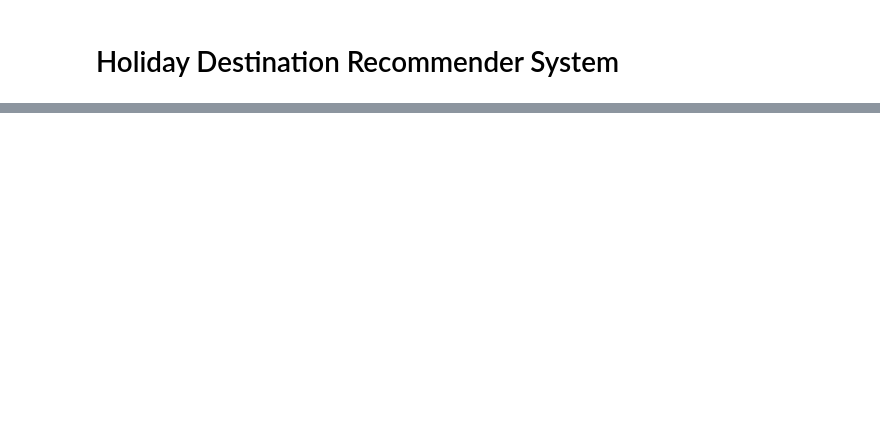
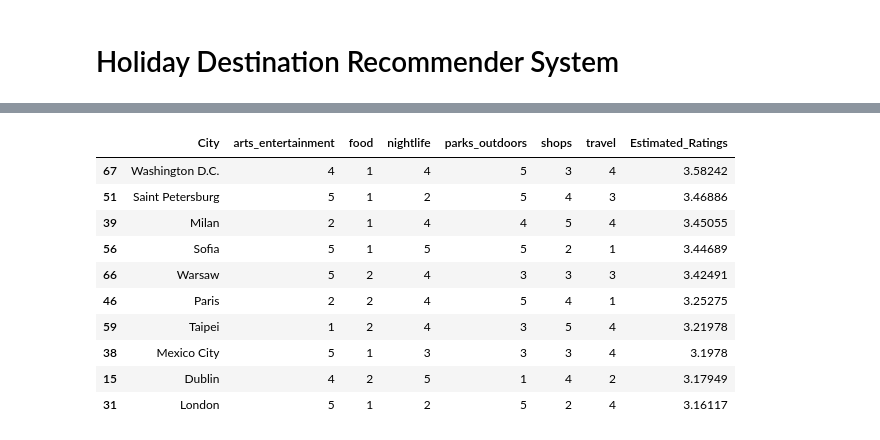
Before and after one commit to ArnaudCave/Coursera_Capstone, a Jupyter notebook: Holiday Recommender System.ipynb, the cells around one changed output, grey strips where cells are left out. Saved outputs shown, nothing was run; the diff lists cells and outputs as text; code cells hidden in the pictures; blank space fills up the shorter version.

```diff
--- a/Holiday Recommender System.ipynb
+++ b/Holiday Recommender System.ipynb
@@ -8,0 +311,5 @@ I would first need to determine a list of travel destinations. Entering "top 100
+# %%
+#We're going to start by learning the input's preferences, so let's get the subset of cities that the input has visited
+CitiesWithVenues_df = City_grouped_standard
+userCities = CitiesWithVenues_df[CitiesWithVenues_df['City'].isin(inputCities['City'].tolist())]
+userCities
@@ -8,0 +323,7 @@ I would first need to determine a list of travel destinations. Entering "top 100
+# %%
+#We'll only need the actual venue table, so let's clean this up a bit by resetting the index and dropping the city colu;m
+
+userCities = userCities.reset_index(drop=True) #Resetting the index to avoid future issues
+
+userVenuesTable = userCities.drop('City', 1) #Dropping unnecessary issues due to save memory and to avoid issues
+userVenuesTable
@@ -8,0 +337,7 @@ I would first need to determine a list of travel destinations. Entering "top 100
+# %%
+#Now we're ready to start learning the input's preferences!
+#To do this, we're going to turn each venue category into weights. We can do this by using the input's reviews and multiplying them into the input's venue table and then summing up the resulting table by column.
+#This operation is actually a dot product between a matrix and a vector, so we can simply accomplish by calling Pandas's "dot" function.
+
+userProfile = userVenuesTable.transpose().dot(inputCities['rating']) #Dot produt to get weights
+userProfile
@@ -8,0 +352,6 @@ I would first need to determine a list of travel destinations. Entering "top 100
+# %%
+#Now, we have the weights for every of the user's preferences. This is known as the User Profile. Using this, we can recommend cities that satisfy the user's preferences.
+#Let's format the data to obtain a Venue Table
+VenueTable = City_grouped_standard
+VenueTable = VenueTable.set_index('City')
+VenueTable.head()
@@ -8,0 +366,24 @@ I would first need to determine a list of travel destinations. Entering "top 100
+# %%
+#Multiply the genres by the weights and then take the weighted average
+Estimated_Rating = (np.dot(VenueTable,userProfile))/(userProfile.sum())
+Estimated_Rating = pd.DataFrame(Estimated_Rating)
+RecommendationTable_df = pd.DataFrame()
+RecommendationTable_df = City_grouped_standard
+RecommendationTable_df['Estimated_Ratings'] = Estimated_Rating[0]
+RecommendationTable_df
+#Sort our recommendations in descending order
+RecommendationTable_df = RecommendationTable_df.sort_values(by = ['Estimated_Ratings'],ascending=False)
+#Top10Recommendations
+RecommendationTable_df.head(10)
+# %% [output]
+|  | City | arts_entertainment | food | nightlife | parks_outdoors | shops | travel | Estimated_Ratings |
+| 67 | Washington D.C. | 4 | 1 | 4 | 5 | 3 | 4 | 3.58242 |
+| 51 | Saint Petersburg | 5 | 1 | 2 | 5 | 4 | 3 | 3.46886 |
+| 39 | Milan | 2 | 1 | 4 | 4 | 5 | 4 | 3.45055 |
+| 56 | Sofia | 5 | 1 | 5 | 5 | 2 | 1 | 3.44689 |
+| 66 | Warsaw | 5 | 2 | 4 | 3 | 3 | 3 | 3.42491 |
+| 46 | Paris | 2 | 2 | 4 | 5 | 4 | 1 | 3.25275 |
+| 59 | Taipei | 1 | 2 | 4 | 3 | 5 | 4 | 3.21978 |
+| 38 | Mexico City | 5 | 1 | 3 | 3 | 3 | 4 | 3.1978 |
+| 15 | Dublin | 4 | 2 | 5 | 1 | 4 | 2 | 3.17949 |
+| 31 | London | 5 | 1 | 2 | 5 | 2 | 4 | 3.16117 |
```
Also changed, not shown: parts of 25 cells of this notebook.
